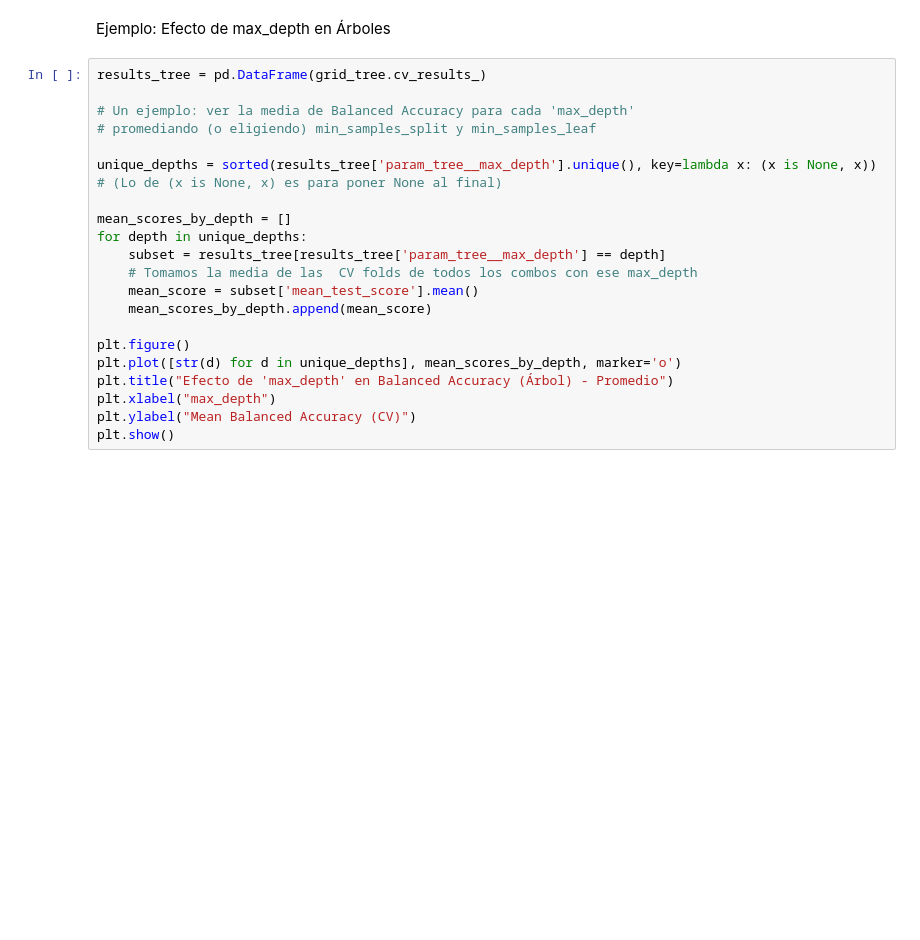
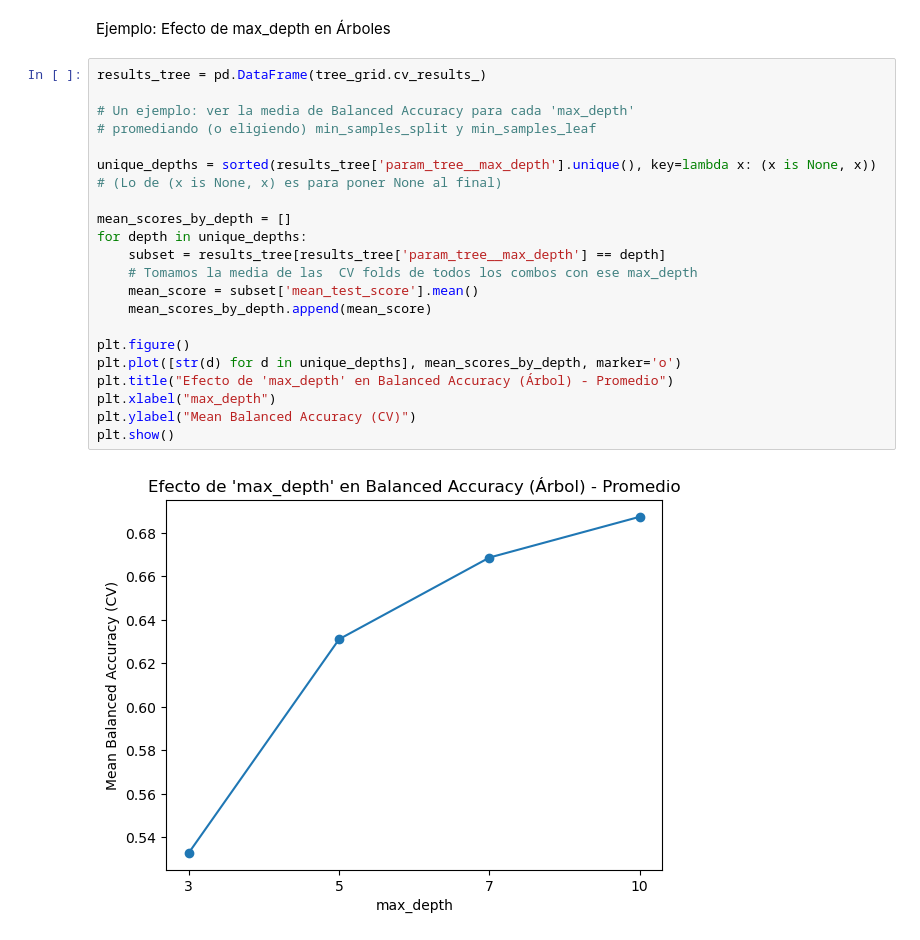
Before and after one commit to albatellouc3m/Grupo5, a Jupyter notebook: P1_AA.ipynb, the cells around one changed output. Drawn from its saved outputs; the diff is of its cells as text; blank space fills up the shorter version.

```diff
--- a/P1_AA.ipynb
+++ b/P1_AA.ipynb
@@ -612,24 +614,26 @@ plt.show()
 # %% [markdown]
 Ejemplo: Efecto de max_depth en Árboles
 # %%
-results_tree = pd.DataFrame(grid_tree.cv_results_)
+results_tree = pd.DataFrame(tree_grid.cv_results_)
 
 # Un ejemplo: ver la media de Balanced Accuracy para cada 'max_depth'
 # promediando (o eligiendo) min_samples_split y min_samples_leaf
 
 unique_depths = sorted(results_tree['param_tree__max_depth'].unique(), key=lambda x: (x is None, x))
 # (Lo de (x is None, x) es para poner None al final)
 
 mean_scores_by_depth = []
 for depth in unique_depths:
     subset = results_tree[results_tree['param_tree__max_depth'] == depth]
     # Tomamos la media de las  CV folds de todos los combos con ese max_depth
     mean_score = subset['mean_test_score'].mean()
     mean_scores_by_depth.append(mean_score)
 
 plt.figure()
 plt.plot([str(d) for d in unique_depths], mean_scores_by_depth, marker='o')
 plt.title("Efecto de 'max_depth' en Balanced Accuracy (Árbol) - Promedio")
 plt.xlabel("max_depth")
 plt.ylabel("Mean Balanced Accuracy (CV)")
 plt.show()
+# %% [output]
+[figure, added]
```
Also changed, not shown: parts of 5 cells of this notebook.
